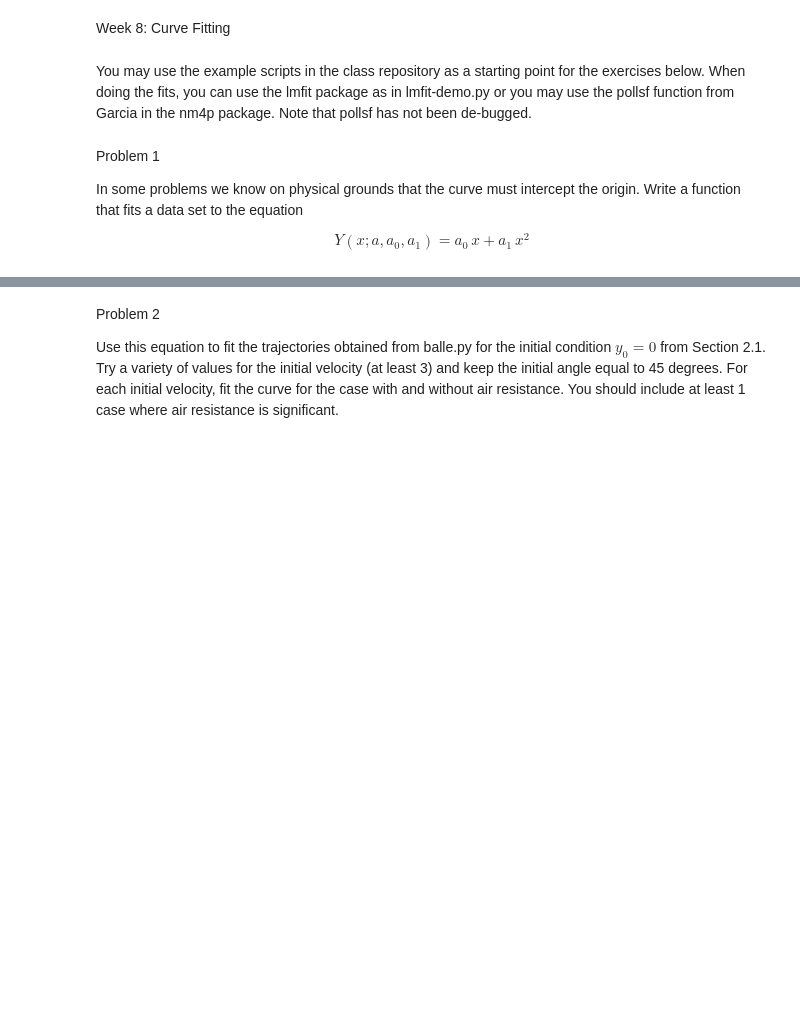
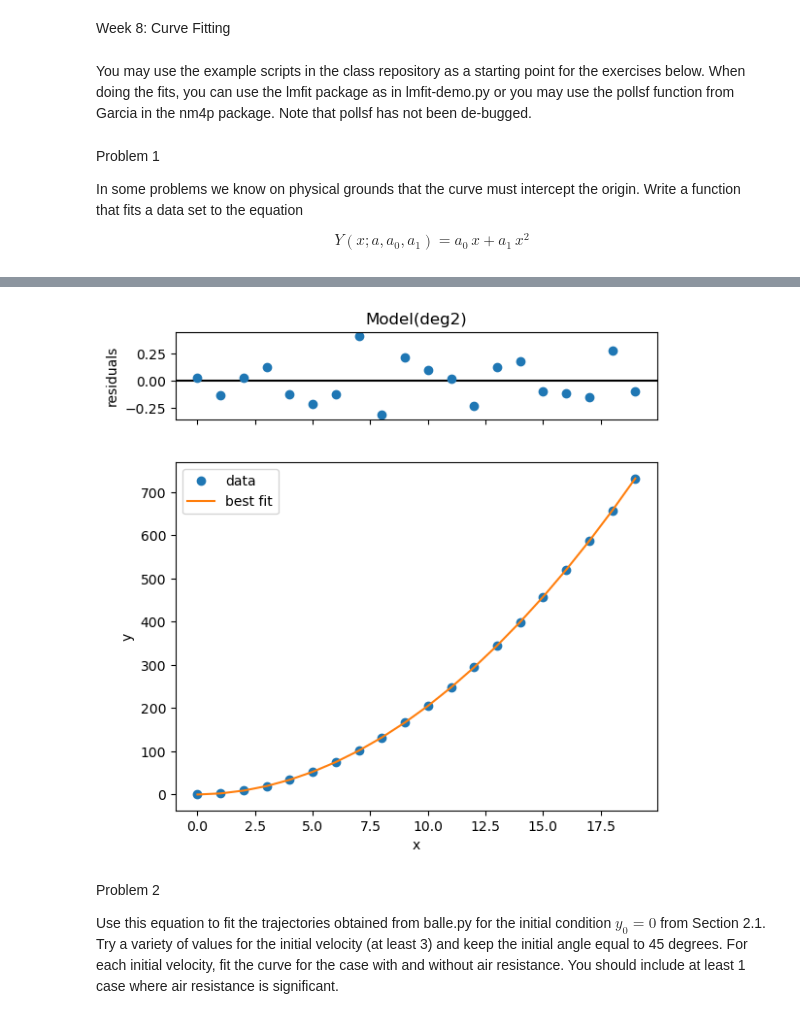
Before and after one commit to LordofDorknes/ProfHurst_PHYS240_Sp23, a Jupyter notebook: Newby/inclass/Newby_Robin_W8_Inclass_Curve_Fitting.ipynb, the cells around one changed output, grey strips where cells are left out. Cells and saved outputs as stored; diff of their text form; code cells hidden in the pictures; blank space fills up the shorter version.

```diff
--- a/Newby/inclass/Newby_Robin_W8_Inclass_Curve_Fitting.ipynb
+++ b/Newby/inclass/Newby_Robin_W8_Inclass_Curve_Fitting.ipynb
@@ -15,0 +14,61 @@ import lmfit_demo
+# %%
+from lmfit import Model, Parameters
+import numpy as np
+import matplotlib.pylab as plt
+
+def deg2(x,a0,a1):
+    """
+    Helper function that evaluates The polynomial of interest in Problem 1
+    given the parameters a0, a1, and x, it returns the evaluated polynomial
+    a  0*x + a1*x^2
+    """
+    return a0*x+a1*x*x
+
+## create dataset
+a0=.5
+a1=2
+
+c = np.array([0,a0,a1])
+N = 20  # Number of data points
+x = np.arange(N)  # x = [0, 1, 2, ... N-1]
+y = np.empty(N)
+alpha = 0.2
+sigma = alpha * np.ones(N)  # Constant error bar
+randomState = np.random.RandomState()  # Initialize random state
+
+params_dict = {}
+for el in c:
+    params_dict.update({'C{0:g}': el})
+
+for i in range(N):
+    r = alpha * randomState.normal()  # Generate a Gaussian distributed random vector of length N, mean 0 variance alpha
+    temp = 0.0
+    for m in range(len(c)):
+        temp += c[m] * x[i] ** m
+    y[i] = temp + r  # Generate data
+
+# begin fitting
+def try_fitting(x,y,c,graph=1):
+    """
+    Params:
+    x- x values for curve to fit
+    y- y values for curve to fit
+    c - initial fit parameters as an array [a0 a1]
+    graph - boolean controlling whether to spawn graph and print fitting params to output
+    returns:
+    result - the fitting results
+    """
+
+    model = Model(deg2, independent_vars=['x'])
+    result = model.fit(y, x=x, a0=c[0], a1=c[1])
+    #starting the model params as the real params feels like cheating, but it's what the example did.
+    # Still, I tried some different parameters and even when the starting values are wildly different from the true values, it only seems to need 7 function evals
+    if graph:
+        result.params.pretty_print()
+        print(result.fit_report())
+        result.plot()
+        plt.show()
+    return result
+
+dummy_var= try_fitting(x,y,[1,1]) # dummy_var avoids printing result to cell output
+# %% [output]
@@ -16,3 +95,4 @@ import lmfit_demo
+[figure, added]
 # %% [markdown]
 Problem 2
 
```
Also changed, not shown: parts of 8 cells of this notebook, 1 other file.
